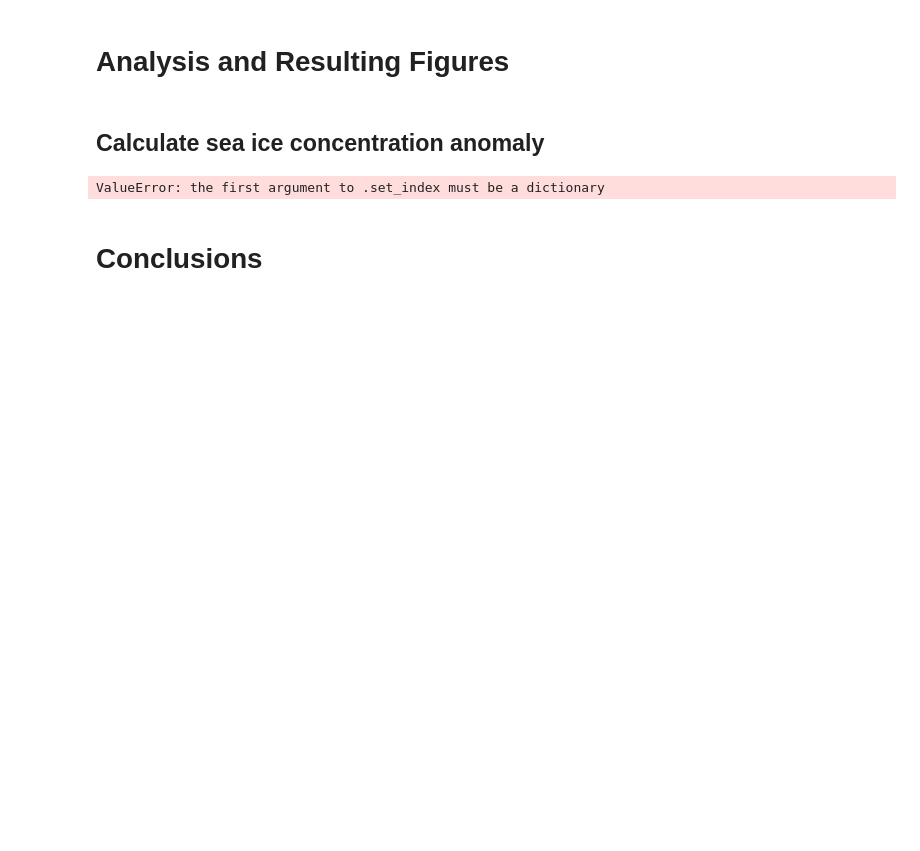
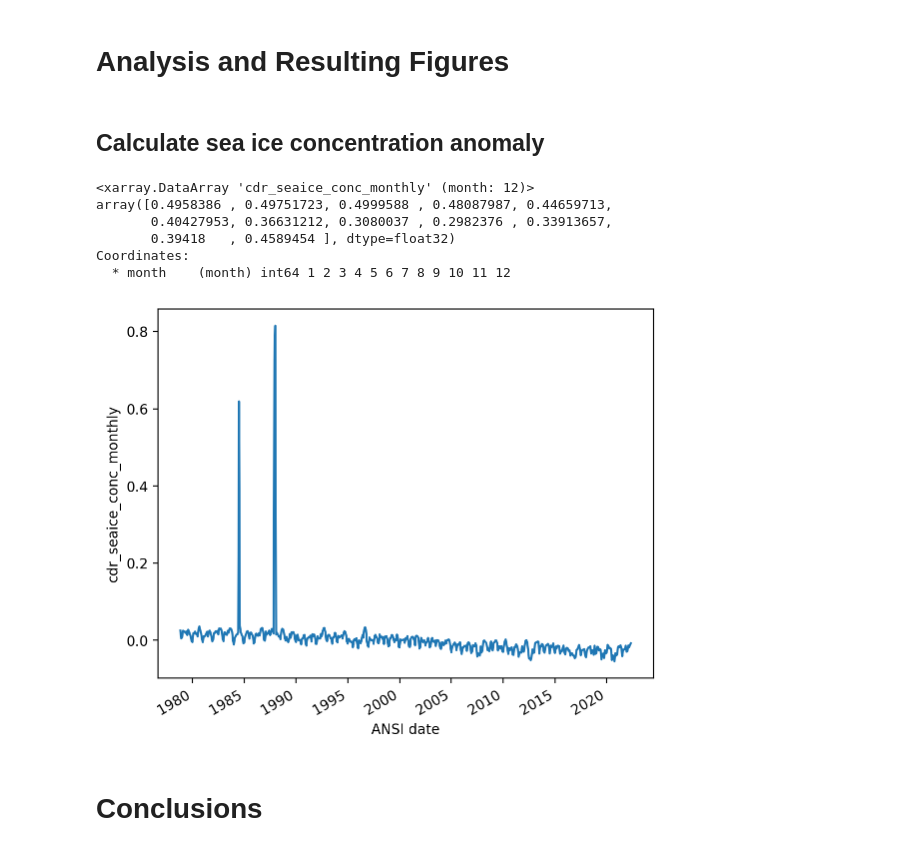
Before and after one commit to juliasimpson97/rces-final-project, a Jupyter notebook: final_project.ipynb, the cells around one changed output. Saved outputs shown, nothing was run; the diff lists cells and outputs as text; code cells hidden in the pictures; blank space fills up the shorter version.

```diff
--- a/final_project.ipynb
+++ b/final_project.ipynb
@@ -275,14 +359,20 @@ ice_monthly.groupby(ice_monthly.index.month).aggregate({'mean',
+# %%
+ice_monthly = ds_ice.cdr_seaice_conc_monthly.mean(dim=('ygrid', 'xgrid'))
+by_month = ice_monthly.groupby(ice_monthly['time'].dt.month)
+# %%
+by_month.mean()
+# %% [output]
+<xarray.DataArray 'cdr_seaice_conc_monthly' (month: 12)>
+array([0.4958386 , 0.49751723, 0.4999588 , 0.48087987, 0.44659713,
+       0.40427953, 0.36631212, 0.3080037 , 0.2982376 , 0.33913657,
+       0.39418   , 0.4589454 ], dtype=float32)
+Coordinates:
+  * month    (month) int64 1 2 3 4 5 6 7 8 9 10 11 12
 # %%
-def standardize(x):
-    return (x - x.mean())
-
-#fig, ax = plt.subplots(figsize=(10,6))
-anomaly = daily14.groupby(daily14.index.dayofyear).transform(standardize);
-anomaly.resample('A').mean().plot(marker='.');
-ax.set_title('Anomaly of Daily Counts at Annual Resolution'); #will need to change, don't just want datapoint COUNTS, want actual anomaly
-#ax.set_xlabel('Year');
-#ax.set_ylabel('Anomaly');
+by_month = ice_monthly.groupby(ice_monthly['time'].dt.month) #note grouping conc values by month, not just datapoint counts
+anomaly = by_month - by_month.mean() #fine for now but rolling may be better
+anomaly.plot()
+#anomaly.resample('A').mean().plot(marker='.');
+ax.set_title('Monthly Anomaly of Sea Ice Concentration');
+# %% [output]
+[figure, added]
-# %%
-ice_monthly = ice_monthly.set_index('time')
-# %% [output]
-ValueError: the first argument to .set_index must be a dictionary
```
Also changed, not shown: parts of 36 cells of this notebook.
